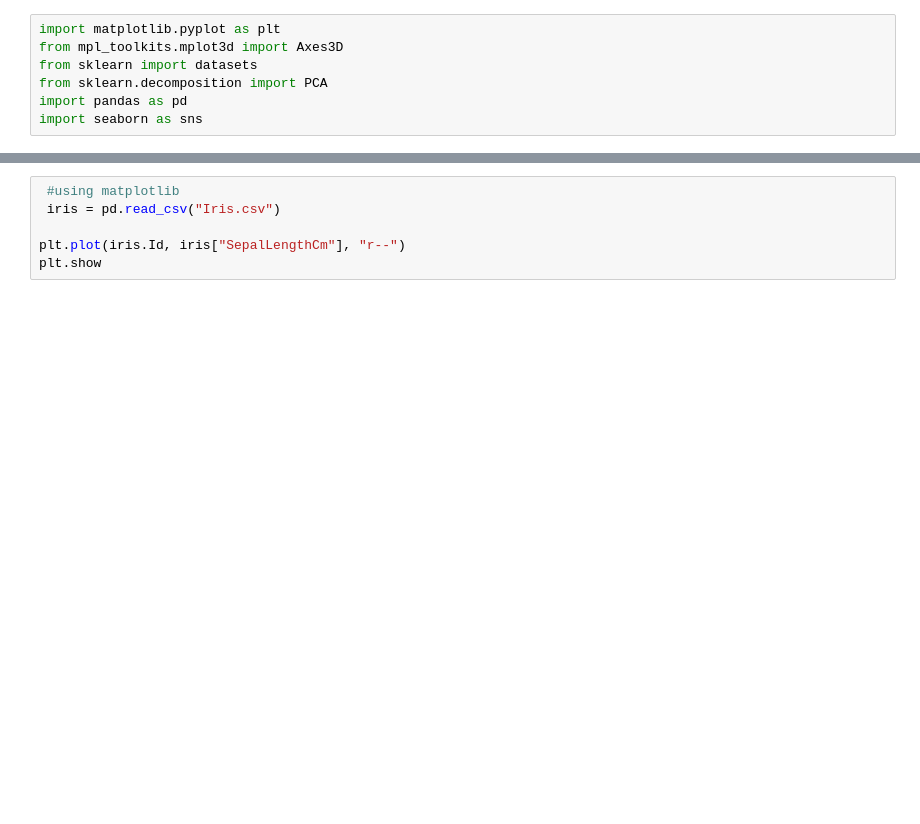
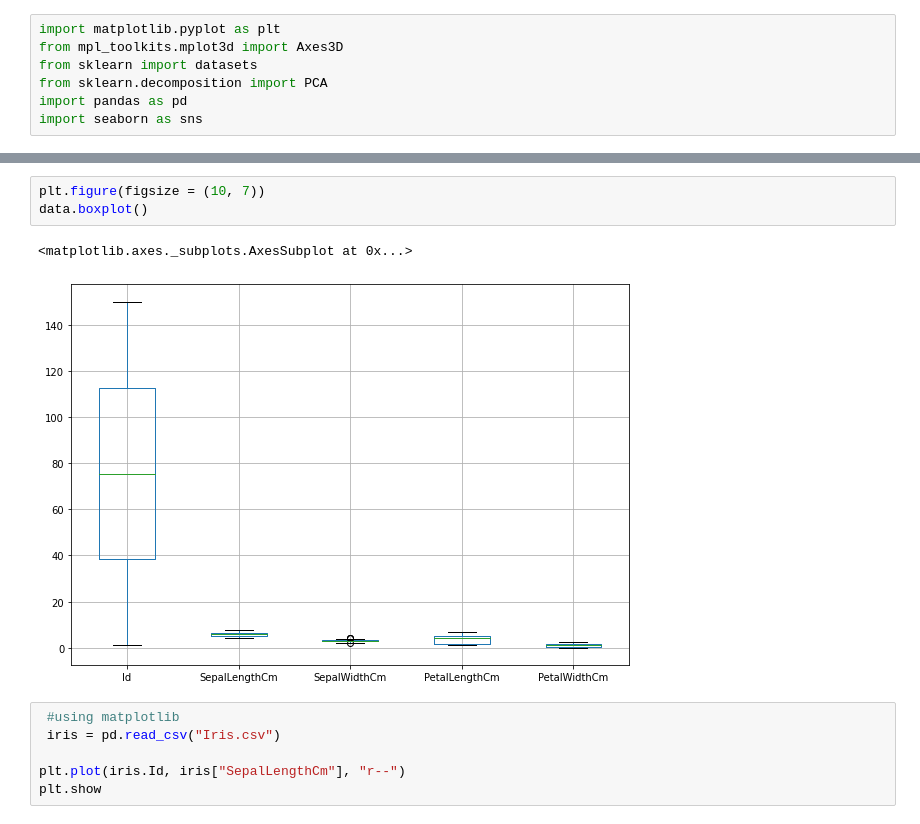
Before and after one commit to kunji1999/Data-Science, a Jupyter notebook: Experiment3.ipynb, the cells around one changed output, grey strips where cells are left out. Saved outputs shown, nothing was run; the diff lists cells and outputs as text; blank space fills up the shorter version.

```diff
--- a/Experiment3.ipynb
+++ b/Experiment3.ipynb
@@ -20,3 +37,9 @@ Bokeh show_app is currently unsupported
+# %%
+plt.figure(figsize = (10, 7))
+data.boxplot()
+# %% [output]
+<matplotlib.axes._subplots.AxesSubplot at 0x...>
+[figure, added]
 # %%
  #using matplotlib
  iris = pd.read_csv("Iris.csv")
```
Also changed, not shown: parts of 4 cells of this notebook.
